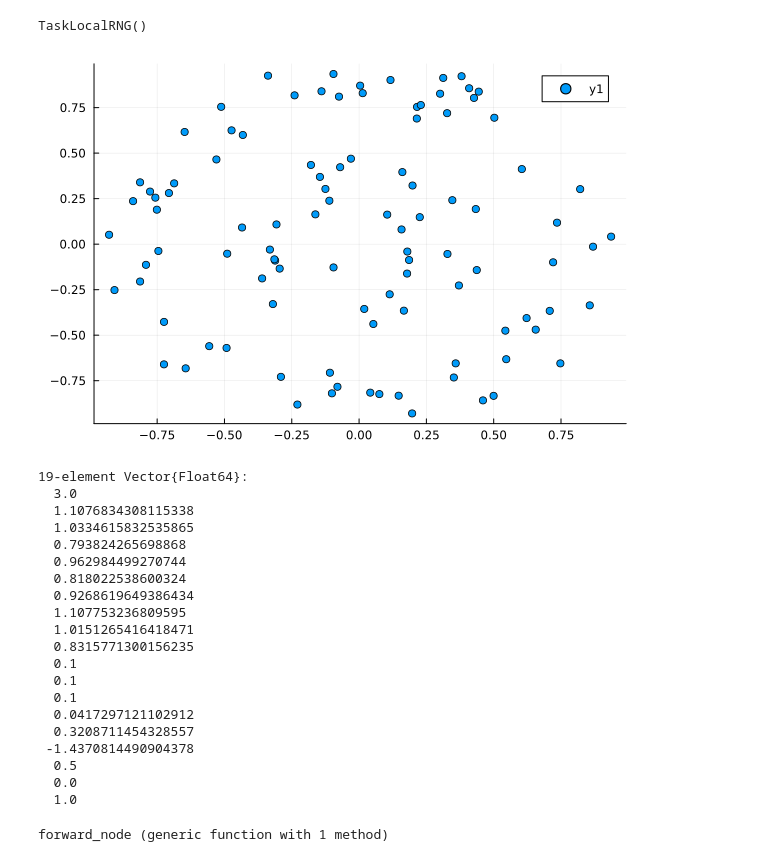
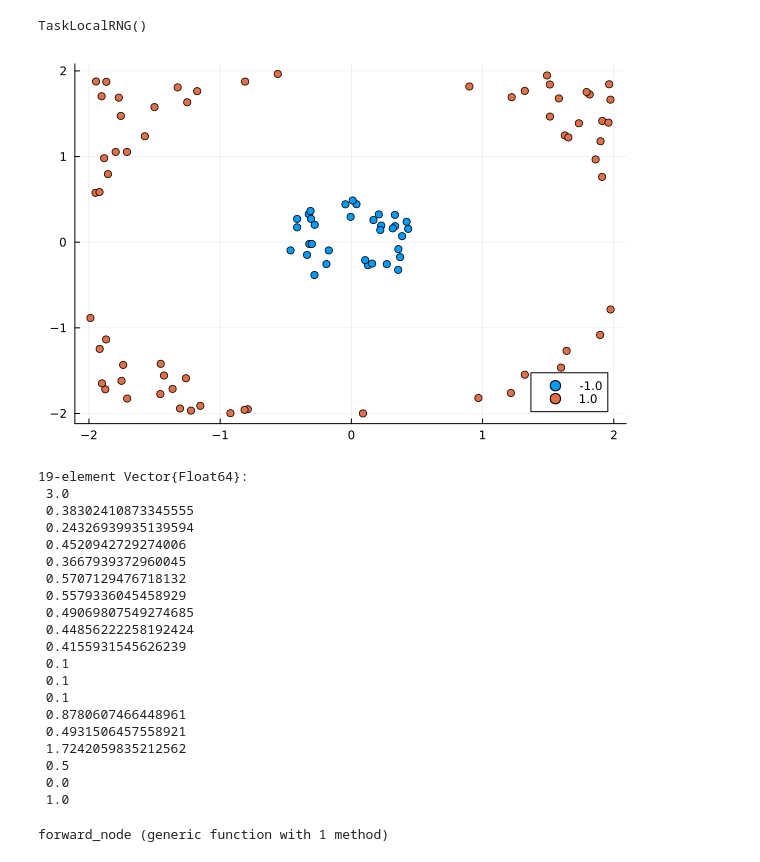
Before and after one commit to rajiv256/NeuralCRNGen, a Jupyter notebook: julia/odecheck.ipynb, the cells around one changed output. Saved outputs shown, nothing was run; the diff lists cells and outputs as text; code cells hidden in the pictures.

```diff
--- a/julia/odecheck.ipynb
+++ b/julia/odecheck.ipynb
@@ -22,26 +22,23 @@ TaskLocalRNG()
 # %%
 train = create_annular_rings_dataset(100)
 val = create_annular_rings_dataset(50)
 
 x = getindex.(train, 1)
 y = getindex.(train, 2)
 labels = getindex.(train, 3)
 
-scatter(x, y)
+scatter(x, y, group=labels)
 # %% [output]
-[figure, old version]
+[figure, new version]
 # %%
 function create_params(; dims=3, t0=0.0, t1=1.0, h=0.1)
     params = []
 
     push!(params, Float32(dims))
 
-    theta = rand(Normal(1, 0.2), dims^2)
+    theta = rand(Normal(0.5, 0.1), dims^2)
     append!(params, theta)
     beta = ones(dims)*0.1
-    for i in eachindex(beta)
-        beta[i] = abs(beta[i])
-    end
     append!(params, beta)
 
     w = randn(dims)
@@ -62,25 +59,25 @@ end
 params = create_params(h=0.5)
 # %% [output]
 19-element Vector{Float64}:
-  3.0
-  1.1076834308115338
-  1.0334615832535865
-  0.793824265698868
-  0.962984499270744
-  0.818022538600324
-  0.9268619649386434
-  1.107753236809595
-  1.0151265416418471
-  0.8315771300156235
-  0.1
-  0.1
-  0.1
-  0.0417297121102912
-  0.3208711454328557
- -1.4370814490904378
-  0.5
-  0.0
-  1.0
+ 3.0
+ 0.38302410873345555
+ 0.24326939935139594
+ 0.4520942729274006
+ 0.3667939372960045
+ 0.5707129476718132
+ 0.5579336045458929
+ 0.49069807549274685
+ 0.44856222258192424
+ 0.4155931545626239
+ 0.1
+ 0.1
+ 0.1
+ 0.8780607466448961
+ 0.4931506457558921
+ 1.7242059835212562
+ 0.5
+ 0.0
+ 1.0
 # %%
 function f(u, xAndp, t)
     x = xAndp[1:3]
```
Also changed, not shown: parts of 8 cells of this notebook, 15 other files.
